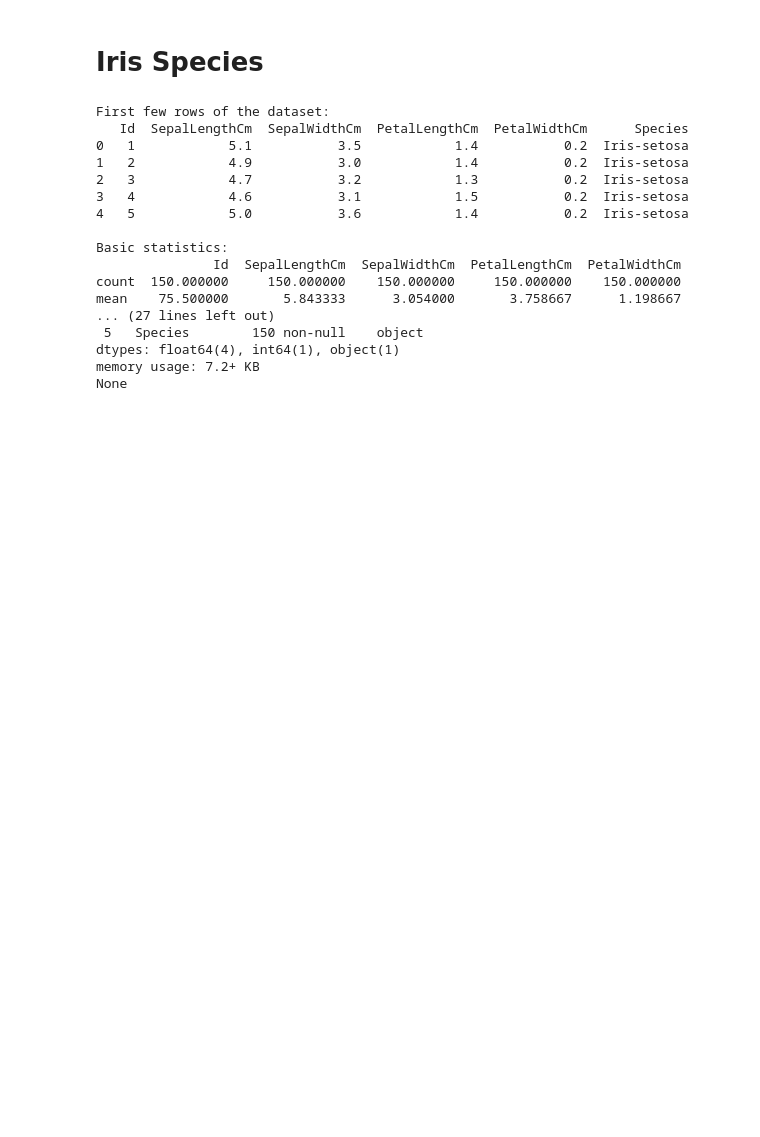
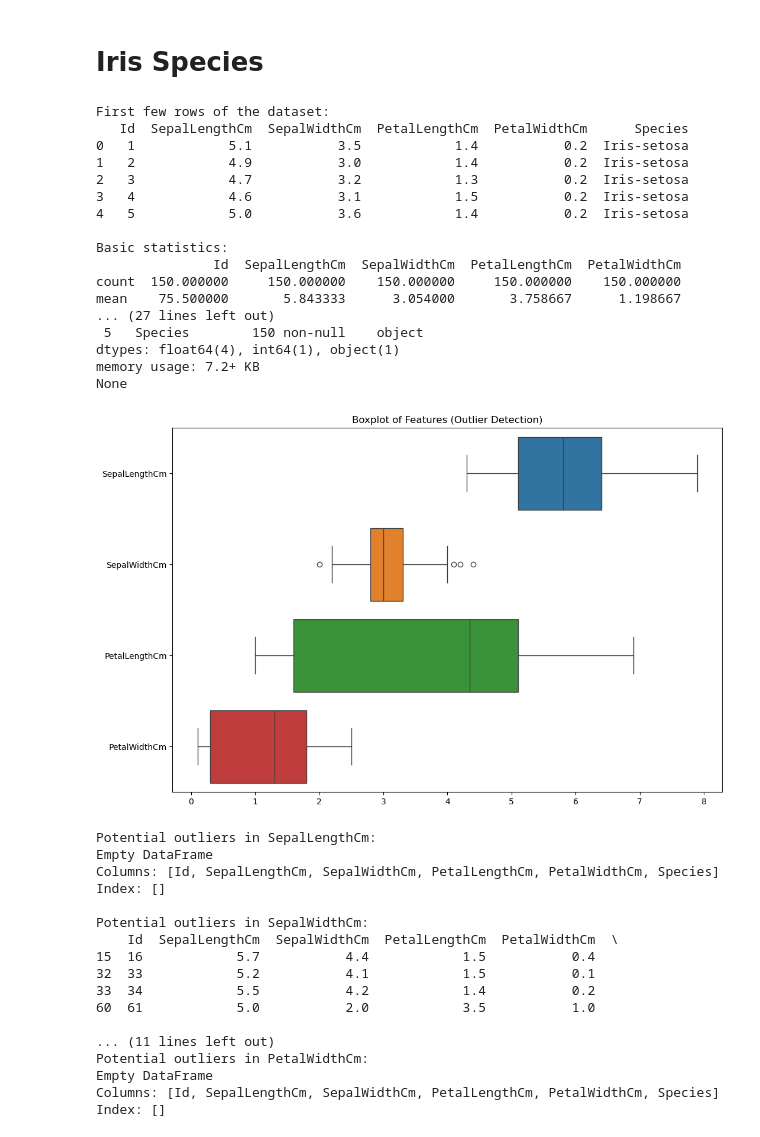
Before and after one commit to MiltonGreat/Iris-Speciies, a Jupyter notebook: Iris Species.ipynb, the cells around one changed output. Drawn from its saved outputs; the diff is of its cells as text; code cells hidden in the pictures; blank space fills up the shorter version.

```diff
--- a/Iris Species.ipynb
+++ b/Iris Species.ipynb
@@ -53,3 +48,45 @@ mean    75.500000       5.843333      3.054000       3.758667      1.198667
 dtypes: float64(4), int64(1), object(1)
 memory usage: 7.2+ KB
 None
+# %%
+# Outlier Detection
+# Plot boxplots for each numerical feature
+plt.figure(figsize=(12, 8))
+sns.boxplot(data=df[['SepalLengthCm', 'SepalWidthCm', 'PetalLengthCm', 'PetalWidthCm']], orient='h')
+plt.title("Boxplot of Features (Outlier Detection)")
+plt.show()
+
+# Identify potential outliers using the IQR method
+def detect_outliers(df, column):
+    Q1 = df[column].quantile(0.25)
+    Q3 = df[column].quantile(0.75)
+    IQR = Q3 - Q1
+    lower_bound = Q1 - 1.5 * IQR
+    upper_bound = Q3 + 1.5 * IQR
+    outliers = df[(df[column] < lower_bound) | (df[column] > upper_bound)]
+    return outliers
+
+numerical_features = ['SepalLengthCm', 'SepalWidthCm', 'PetalLengthCm', 'PetalWidthCm']
+for feature in numerical_features:
+    outliers = detect_outliers(df, feature)
+    print(f"\nPotential outliers in {feature}:")
+    print(outliers)
+# %% [output]
+[figure, added]
+Potential outliers in SepalLengthCm:
+Empty DataFrame
+Columns: [Id, SepalLengthCm, SepalWidthCm, PetalLengthCm, PetalWidthCm, Species]
+Index: []
+
+Potential outliers in SepalWidthCm:
+    Id  SepalLengthCm  SepalWidthCm  PetalLengthCm  PetalWidthCm  \
+15  16            5.7           4.4            1.5           0.4
+32  33            5.2           4.1            1.5           0.1
+33  34            5.5           4.2            1.4           0.2
+60  61            5.0           2.0            3.5           1.0
+
+... (11 lines left out)
+Potential outliers in PetalWidthCm:
+Empty DataFrame
+Columns: [Id, SepalLengthCm, SepalWidthCm, PetalLengthCm, PetalWidthCm, Species]
+Index: []
```
Also changed, not shown: parts of 8 cells of this notebook.
